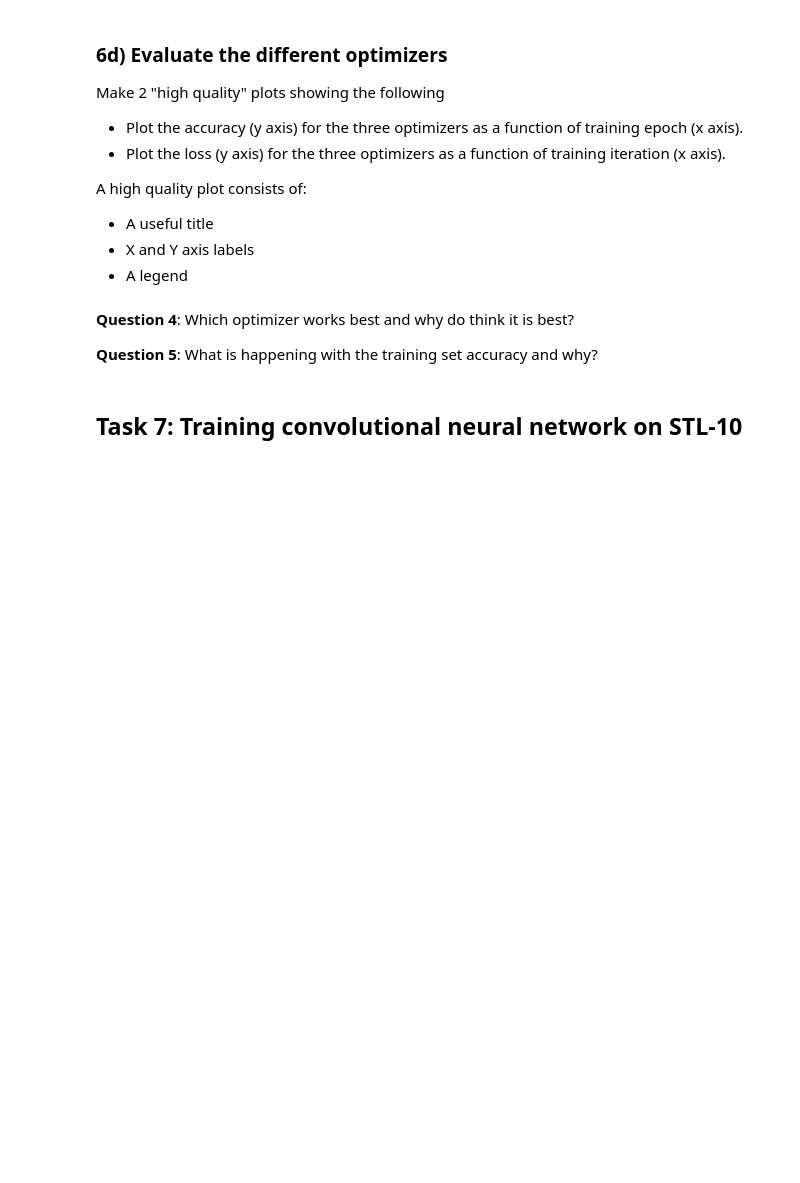
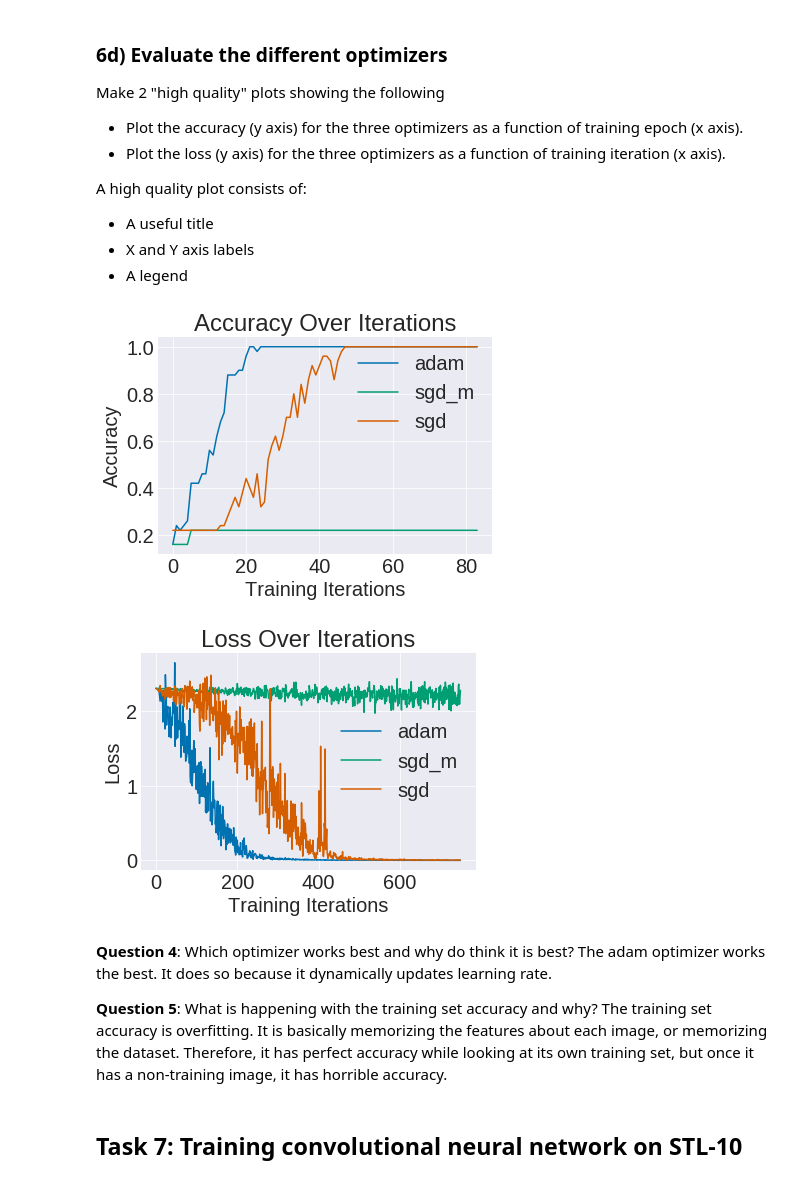
Before and after one commit to ejseal21/NeuralNetworks, a Jupyter notebook: project3/optimize_and_train_cnn.ipynb, the cells around one changed output. Cells and saved outputs as stored; diff of their text form; code cells hidden in the pictures; blank space fills up the shorter version.

```diff
--- a/project3/optimize_and_train_cnn.ipynb
+++ b/project3/optimize_and_train_cnn.ipynb
@@ -356,10 +353,49 @@ A high quality plot consists of:
 - A useful title
 - X and Y axis labels
 - A legend
+# %%
+#get accuracy values
+adam_acc = adam.train_acc_history
+sgd_m_acc = sgd_m.train_acc_history
+sgd_acc = sgd.train_acc_history
+
+#plot
+plt.plot(adam_acc, label="adam")
+plt.plot(sgd_m_acc, label="sgd_m")
+plt.plot(sgd_acc, label="sgd")
+
+#make words show up
+plt.legend()
+plt.title("Accuracy Over Iterations")
+plt.ylabel("Accuracy")
+plt.xlabel("Training Iterations")
+plt.show()
+
+#get loss values
+adam_loss = adam.loss_history
+sgd_m_loss = sgd_m.loss_history
+sgd_loss = sgd.loss_history
+
+#plot
+plt.plot(adam_loss, label="adam")
+plt.plot(sgd_m_loss, label="sgd_m")
+plt.plot(sgd_loss, label="sgd")
+
+#make words show up
+plt.legend()
+plt.title("Loss Over Iterations")
+plt.ylabel("Loss")
+plt.xlabel("Training Iterations")
+plt.show()
+# %% [output]
+[figure, added]
+[figure, added]
 # %% [markdown]
 **Question 4**: Which optimizer works best and why do think it is best?
+The adam optimizer works the best. It does so because it dynamically updates learning rate.
 
 **Question 5**: What is happening with the training set accuracy and why?
+The training set accuracy is overfitting. It is basically memorizing the features about each image, or memorizing the dataset. Therefore, it has perfect accuracy while looking at its own training set, but once it has a non-training image, it has horrible accuracy.
 # %% [markdown]
 ## Task 7: Training convolutional neural network on STL-10
 # %% [markdown]
```
Also changed, not shown: parts of 4 cells of this notebook, 1 other file.
